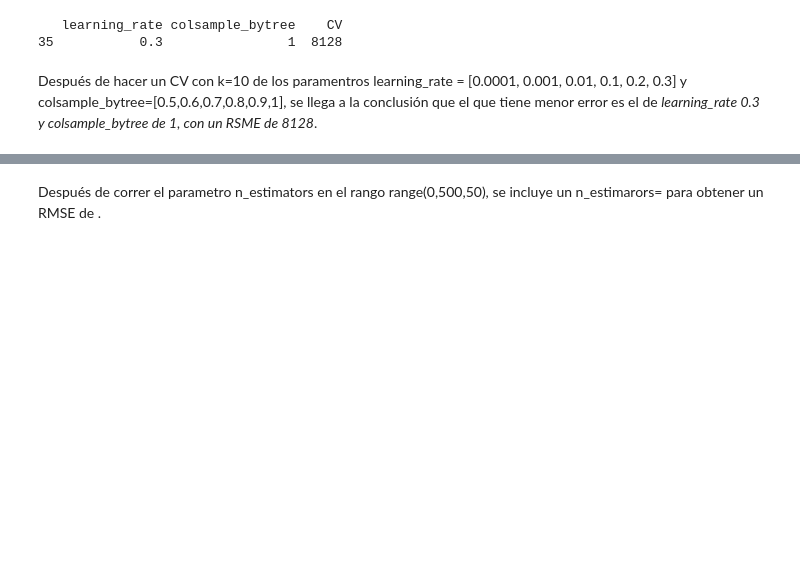
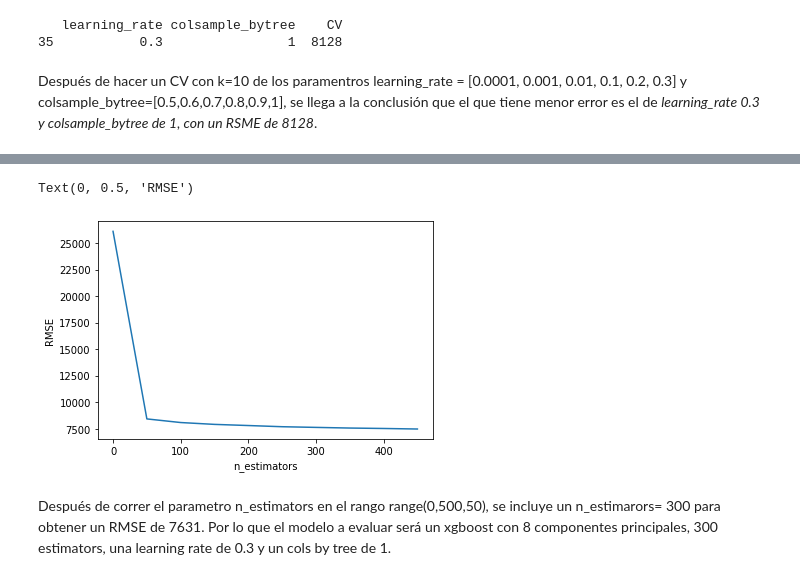
Before and after one commit to naldanam/P2-Modelos-Avanzados, a Jupyter notebook: Project2/P2-UsedVehiclePricePrediction-XGBoost.ipynb, the cells around one changed output, grey strips where cells are left out. Saved outputs shown, nothing was run; the diff lists cells and outputs as text; code cells hidden in the pictures; blank space fills up the shorter version.

```diff
--- a/Project2/P2-UsedVehiclePricePrediction-XGBoost.ipynb
+++ b/Project2/P2-UsedVehiclePricePrediction-XGBoost.ipynb
@@ -247,2 +258,10 @@ MSE
+# %%
+import matplotlib.pyplot as plt
+plt.plot(n_estimators, MSE)
+plt.xlabel('n_estimators')
+plt.ylabel('RMSE')
+# %% [output]
+Text(0, 0.5, 'RMSE')
+[figure, added]
 # %% [markdown]
-Después de correr el parametro n_estimators en el rango range(0,500,50), se incluye un n_estimarors= para obtener un RMSE de .
+Después de correr el parametro n_estimators en el rango range(0,500,50), se incluye un n_estimarors= 300 para obtener un RMSE de 7631. Por lo que el modelo a evaluar será un xgboost con 8 componentes principales, 300 estimators, una learning rate de 0.3 y un cols by tree de 1.
```
Also changed, not shown: parts of 4 cells of this notebook, 7 other files.
